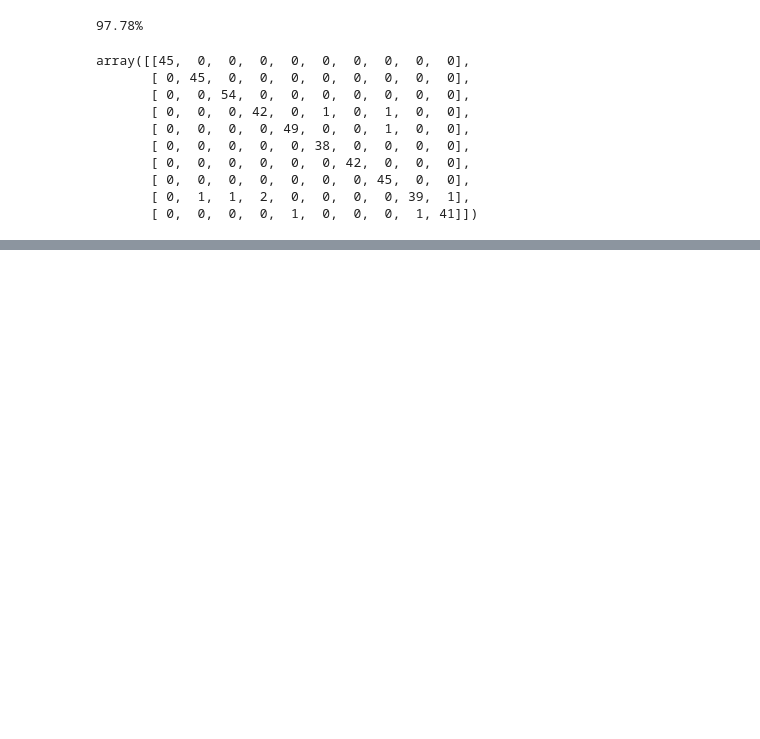
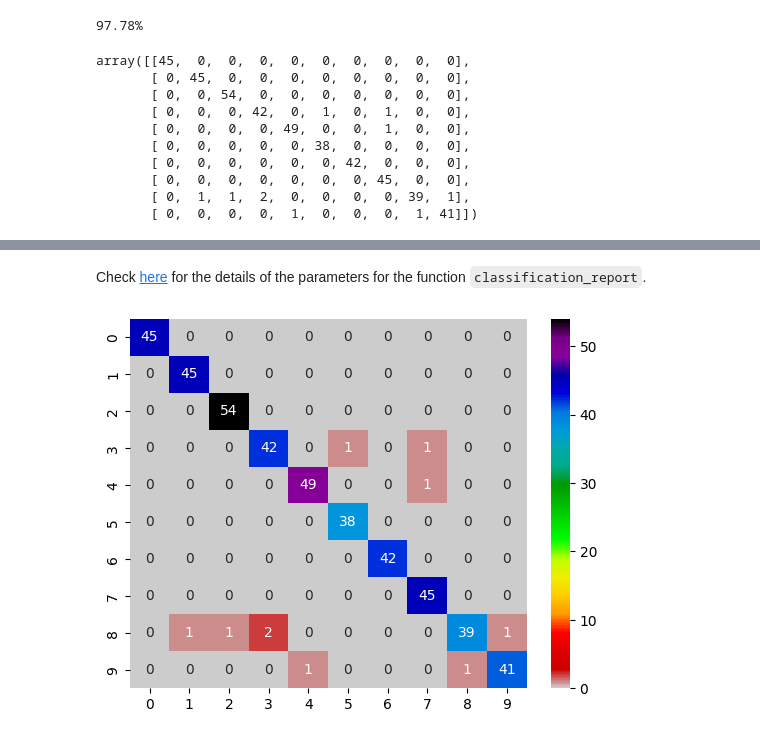
Before and after one commit to stevenkhwun/P4DS, a Jupyter notebook: Chp51_MachineLearning.ipynb, the cells around one changed output, grey strips where cells are left out. Drawn from its saved outputs; the diff is of its cells as text; code cells hidden in the pictures; blank space fills up the shorter version.

```diff
--- a/Chp51_MachineLearning.ipynb
+++ b/Chp51_MachineLearning.ipynb
@@ -100,0 +129,2 @@ array([[45,  0,  0,  0,  0,  0,  0,  0,  0,  0],
+# %% [markdown]
+Check [here](https://scikit-learn.org/stable/modules/generated/sklearn.metrics.classification_report.html) for the details of the parameters for the function `classification_report`.
@@ -100,0 +133,2 @@ array([[45,  0,  0,  0,  0,  0,  0,  0,  0,  0],
+# %%
+confusion_df = pd.DataFrame(confusion, index=range(10), columns=range(10))
@@ -100,0 +137,4 @@ array([[45,  0,  0,  0,  0,  0,  0,  0,  0,  0],
+# %%
+axes = sns.heatmap(confusion_df, annot=True, cmap='nipy_spectral_r')
+# %% [output]
+[figure, added]
```
Also changed, not shown: parts of 6 cells of this notebook.
